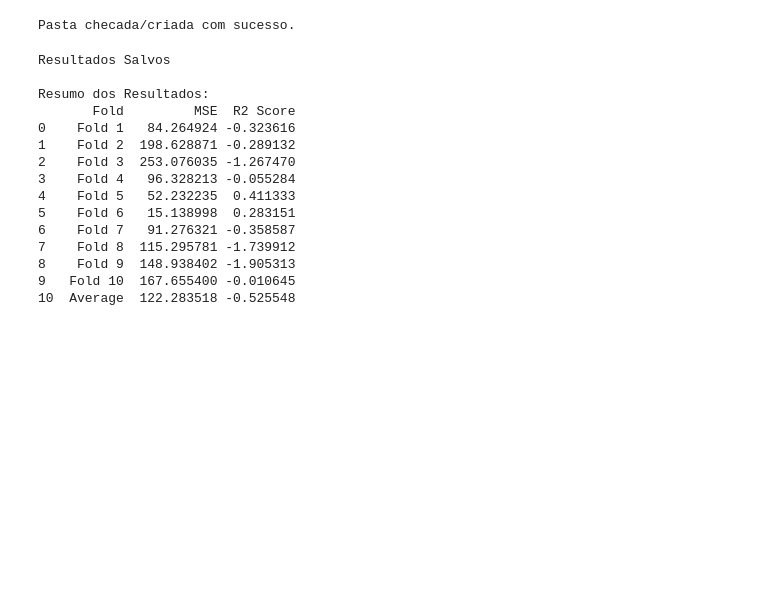
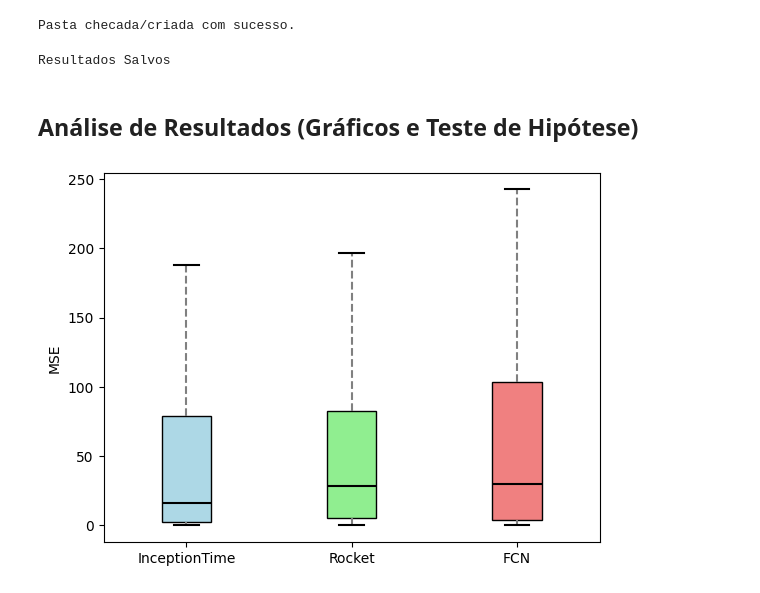
Before and after one commit to andryll/Cortisol-Estimator-with-DL, a Jupyter notebook: notebooks/Regressors.ipynb, the cells around one changed output. Saved outputs shown, nothing was run; the diff lists cells and outputs as text; code cells hidden in the pictures; blank space fills up the shorter version.

```diff
--- a/notebooks/Regressors.ipynb
+++ b/notebooks/Regressors.ipynb
@@ -201,30 +378,62 @@ results_data_rock = {
 
 results_data_it = {
     'Fold': fold_labels,
-    'MSE': mses_rock + [average_mse_rock],
-    'R2 Score': r2s_rock + [average_r2_rock]
+    'MSE': mses_it + [average_mse_it],
+    'R2 Score': r2s_it + [average_r2_it]
+}
+
+results_data_fcn = {
+    'Fold': fold_labels,
+    'MSE': mses_fcn + [average_mse_fcn],
+    'R2 Score': r2s_fcn + [average_r2_fcn]
 }
 
 # Criando o DataFrame
 results_df_rock = pd.DataFrame(results_data_rock)
+results_df_it = pd.DataFrame(results_data_it)
+results_df_fcn = pd.DataFrame(results_data_fcn)
+
 
 # Salvando em CSV
 results_df_rock.to_csv("../results/rocket_results.csv", index=False)
+results_df_it.to_csv("../results/inceptiontime_results.csv", index=False)
+results_df_fcn.to_csv("../results/fcn_results.csv", index=False)
+
 
 print("Resultados Salvos")
 # %% [output]
 Resultados Salvos
-
-Resumo dos Resultados:
-       Fold         MSE  R2 Score
-0    Fold 1   84.264924 -0.323616
-1    Fold 2  198.628871 -0.289132
-2    Fold 3  253.076035 -1.267470
-3    Fold 4   96.328213 -0.055284
-4    Fold 5   52.232235  0.411333
-5    Fold 6   15.138998  0.283151
-6    Fold 7   91.276321 -0.358587
-7    Fold 8  115.295781 -1.739912
-8    Fold 9  148.938402 -1.905313
-9   Fold 10  167.655400 -0.010645
-10  Average  122.283518 -0.525548
+# %% [markdown]
+## Análise de Resultados (Gráficos e Teste de Hipótese)
+# %%
+import pandas as pd
+import matplotlib.pyplot as plt
+
+results_data_it = pd.read_csv('../results/inceptiontime_results.csv')
+results_data_rock = pd.read_csv('../results/rocket_results.csv')
+results_data_fcn = pd.read_csv('../results/fcn_results.csv')
+# %%
+fig, ax = plt.subplots()
+whiskerprops = dict(color='gray', linewidth=1.5, linestyle='--')
+capprops = dict(color='black', linewidth=1.5)
+medianprops = dict(linestyle='-', linewidth=1.5, color='black')
+
+bplot = ax.boxplot(
+    [results_data_it['MSE'][:-1], results_data_rock['MSE'][:-1], results_data_fcn['MSE'][:-1]],
+    capprops=capprops,
+    whiskerprops=whiskerprops,
+    medianprops=medianprops,
+    patch_artist=True,
+    showfliers=False
+)
+
+colors = ['lightblue', 'lightgreen', 'lightcoral']
+for patch, color in zip(bplot['boxes'], colors):
+    patch.set_facecolor(color)
+
+ax.set_xticklabels(['InceptionTime', 'Rocket', 'FCN'])
+ax.set_ylabel('MSE')
+plt.savefig("../results/graph.png")
+plt.show()
+# %% [output]
+[figure, added]
```
Also changed, not shown: parts of 13 cells of this notebook, 4 other files.
